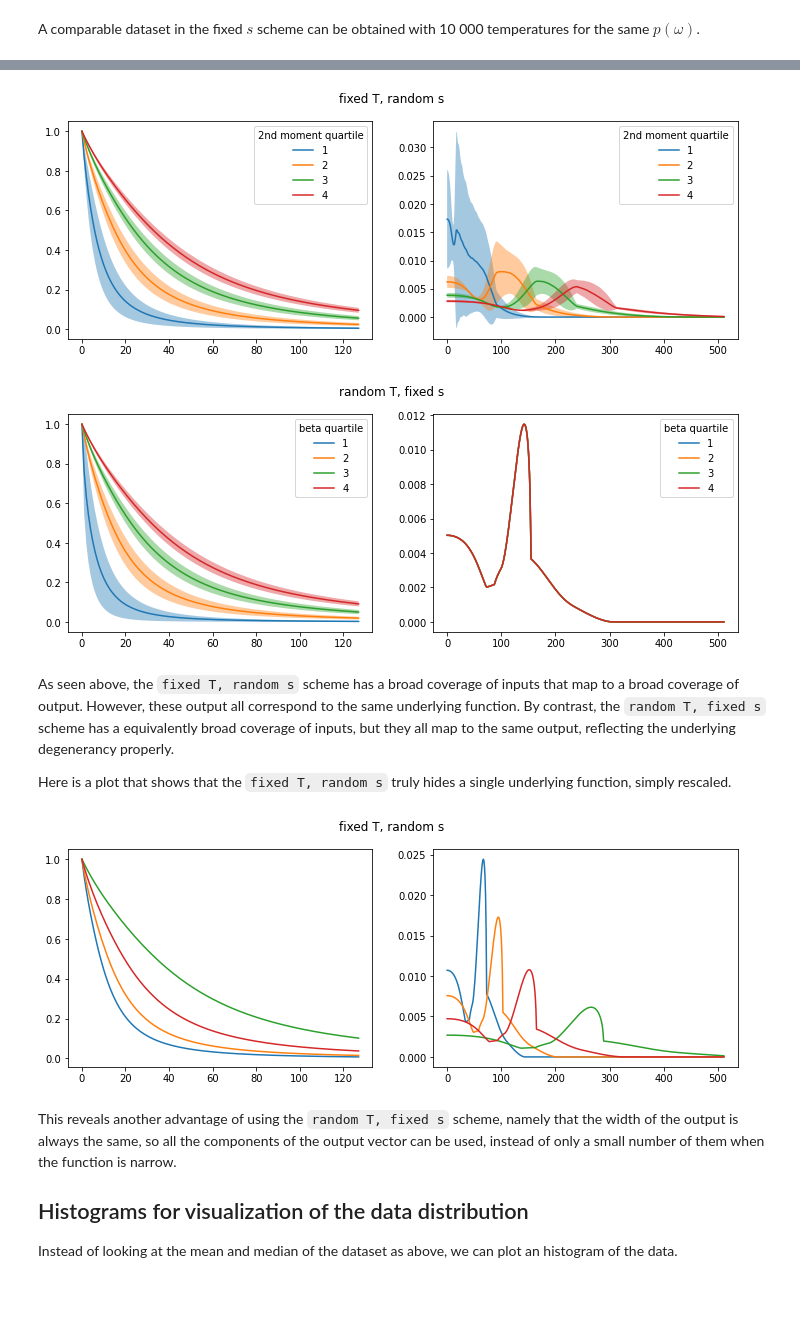
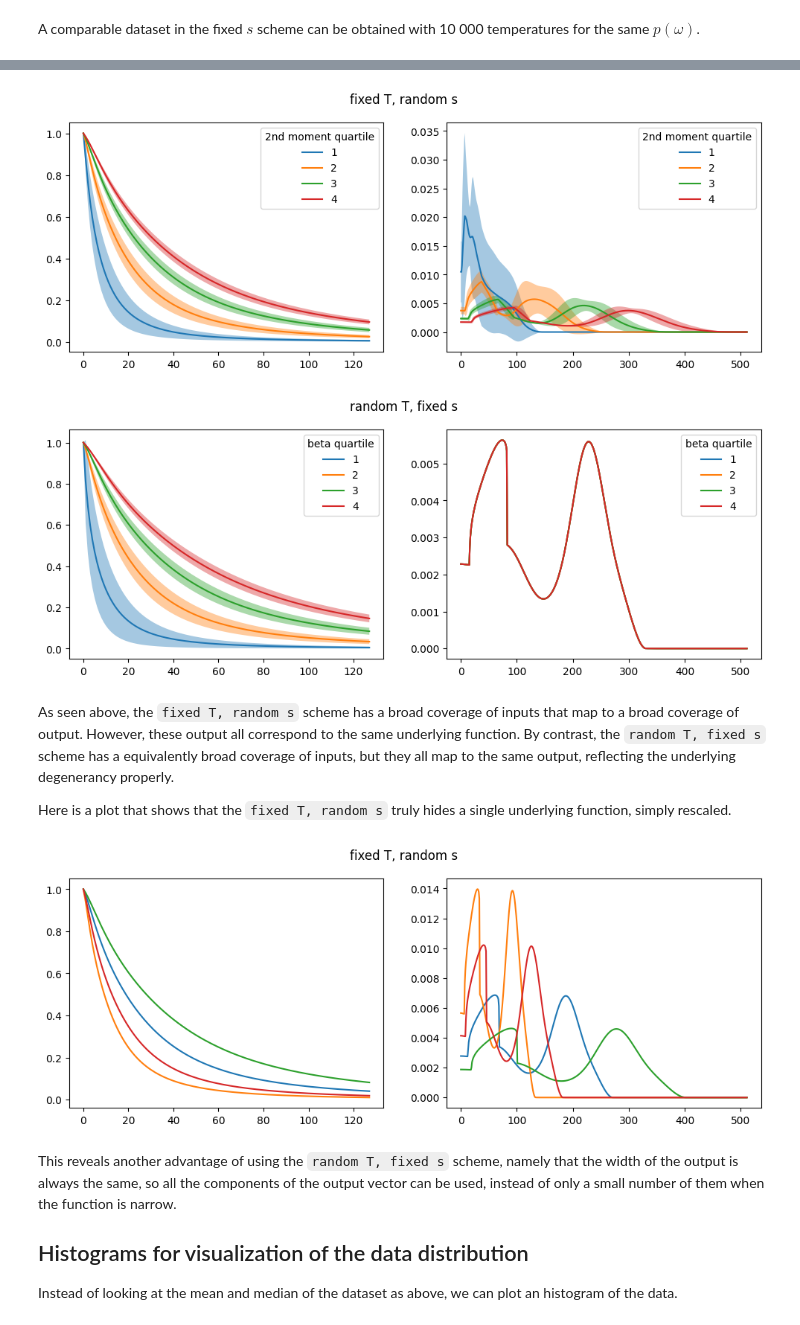
Before and after one commit to simonverret/deep_continuation, a Jupyter notebook: examples/dataset_statistics.ipynb, the cells around one changed output, grey strips where cells are left out. Drawn from its saved outputs; the diff is of its cells as text; code cells hidden in the pictures; blank space fills up the shorter version.

```diff
--- a/examples/dataset_statistics.ipynb
+++ b/examples/dataset_statistics.ipynb
@@ -34,16 +31,16 @@ import matplotlib.pyplot as plt
 from deep_continuation.dataset import DATAPATH
 
 pi = {}
-pi['fixed T, random s'] = np.load(os.path.join(DATAPATH, "default", "Pi_10000x1x1_seed555_Nwn128_beta30.npy"))
-pi['fixed T, fixed s'] = np.load(os.path.join(DATAPATH, "default", "Pi_10000x1x1_seed555_Nwn128_beta30_std8.86.npy"))
-pi['random T, fixed s'] = np.load(os.path.join(DATAPATH, "default", "Pi_10000x1x1_seed555_Nwn128_beta0to60_std8.86.npy"))
+pi['fixed T, random s'] = np.load(os.path.join(DATAPATH, "unbiased", "Pi_10000x1x1_seed1_Nwn128_beta30.npy"))
+pi['fixed T, fixed s'] = np.load(os.path.join(DATAPATH, "unbiased", "Pi_10000x1x1_seed1_Nwn128_beta30_std12.npy"))
+pi['random T, fixed s'] = np.load(os.path.join(DATAPATH, "unbiased", "Pi_10000x1x1_seed1_Nwn128_beta0to60_std12.npy"))
 
 sigma = {}
-sigma['fixed T, random s'] = np.load(os.path.join(DATAPATH, "default", "sigma_10000x1x1_seed555_Nw512_wmax20.npy"))
-sigma['fixed T, fixed s'] = np.load(os.path.join(DATAPATH, "default", "sigma_10000x1x1_seed555_Nw512_wmax20_std8.86.npy"))
-sigma['random T, fixed s'] = np.load(os.path.join(DATAPATH, "default", "sigma_10000x1x1_seed555_Nw512_wmax20_std8.86.npy"))
+sigma['fixed T, random s'] = np.load(os.path.join(DATAPATH, "unbiased", "sigma_10000x1x1_seed1_Nw512_wmax20.npy"))
+sigma['fixed T, fixed s'] = np.load(os.path.join(DATAPATH, "unbiased", "sigma_10000x1x1_seed1_Nw512_wmax20_std12.npy"))
+sigma['random T, fixed s'] = np.load(os.path.join(DATAPATH, "unbiased", "sigma_10000x1x1_seed1_Nw512_wmax20_std12.npy"))
 
-scale = np.load(os.path.join(DATAPATH, "default", "std_10000x1x1_seed555.npy"))
+scale = np.load(os.path.join(DATAPATH, "unbiased", "std_10000x1x1_seed1.npy"))
 # %% [markdown]
 ## Coverage of the input and output space
 
@@ -155,25 +148,25 @@ WARNING: Skipping existing /Users/Simon/codes/deep_continuation_B/deep_continuat
 # %%
 pathological_pi = {}
-pathological_pi['fixed T, random s'] = np.load(os.path.join(DATAPATH, "default", "Pi_1x1x10000_seed55555_Nwn128_beta30_std1to18.npy"))
-pathological_pi['random T, fixed s'] = np.load(os.path.join(DATAPATH, "default", "Pi_1x10000x1_seed55555_Nwn128_beta0to60_std8.86.npy"))
+pathological_pi['fixed T, random s'] = np.load(os.path.join(DATAPATH, "unbiased", "Pi_1x1x10000_seed1_Nwn128_beta30_std1to18.npy"))
+pathological_pi['random T, fixed s'] = np.load(os.path.join(DATAPATH, "unbiased", "Pi_1x10000x1_seed1_Nwn128_beta0to60_std12.npy"))
 
 pathological_sigma = {}
-pathological_sigma['fixed T, random s'] = np.load(os.path.join(DATAPATH, "default", "sigma_1x1x10000_seed55555_Nw512_wmax20_std1to18.npy"))
-pathological_sigma['random T, fixed s'] = np.load(os.path.join(DATAPATH, "default", "sigma_1x10000x1_seed55555_Nw512_wmax20_std8.86.npy"))
+pathological_sigma['fixed T, random s'] = np.load(os.path.join(DATAPATH, "unbiased", "sigma_1x1x10000_seed1_Nw512_wmax20_std1to18.npy"))
+pathological_sigma['random T, fixed s'] = np.load(os.path.join(DATAPATH, "unbiased", "sigma_1x10000x1_seed1_Nw512_wmax20_std12.npy"))
 
 pathological_split_by = {}
-pathological_split_by['fixed T, random s'] = np.load(os.path.join(DATAPATH, "default", "fixstd_1x1x10000_seed55555_std1to18.npy"))
-pathological_split_by['random T, fixed s'] = np.load(os.path.join(DATAPATH, "default", "beta_1x10000x1_seed55555_beta0to60.npy"))
+pathological_split_by['fixed T, random s'] = np.load(os.path.join(DATAPATH, "unbiased", "fixstd_1x1x10000_seed1_std1to18.npy"))
+pathological_split_by['random T, fixed s'] = np.load(os.path.join(DATAPATH, "unbiased", "beta_1x10000x1_seed1_beta0to60.npy"))
 
 split_labels = {}
 split_labels['fixed T, random s'] = "2nd moment quartile"
 split_labels['random T, fixed s'] = "beta quartile"
 
 for key in pathological_sigma:
     plot_datasets_stats_by_quartiles(pathological_sigma[key], pathological_pi[key], pathological_split_by[key], split_labels[key])
 # %% [output]
-[figure, old version]
+[figure, new version]
-[figure, old version]
+[figure, new version]
 # %% [markdown]
 As seen above, the `fixed T, random s` scheme has a broad coverage of inputs that map to a broad coverage of output. However, these output all correspond to the same underlying function. By contrast, the `random T, fixed s` scheme has a equivalently broad coverage of inputs, but they all map to the same output, reflecting the underlying degenerancy properly.
 
@@ -197,7 +190,7 @@ def simple_plot(key, n, start=10):
 
 simple_plot('fixed T, random s', 4)
 # %% [output]
-[figure, old version]
+[figure, new version]
 # %% [markdown]
 This reveals another advantage of using the `random T, fixed s` scheme, namely that the width of the output is always the same, so all the components of the output vector can be used, instead of only a small number of them when the function is narrow.
 
```
Also changed, not shown: parts of 9 cells of this notebook, 8 other files.
